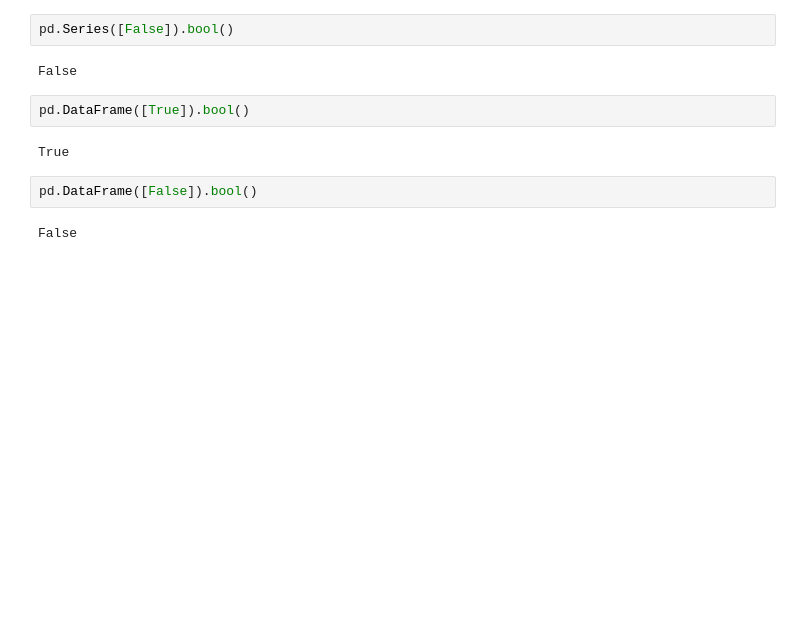
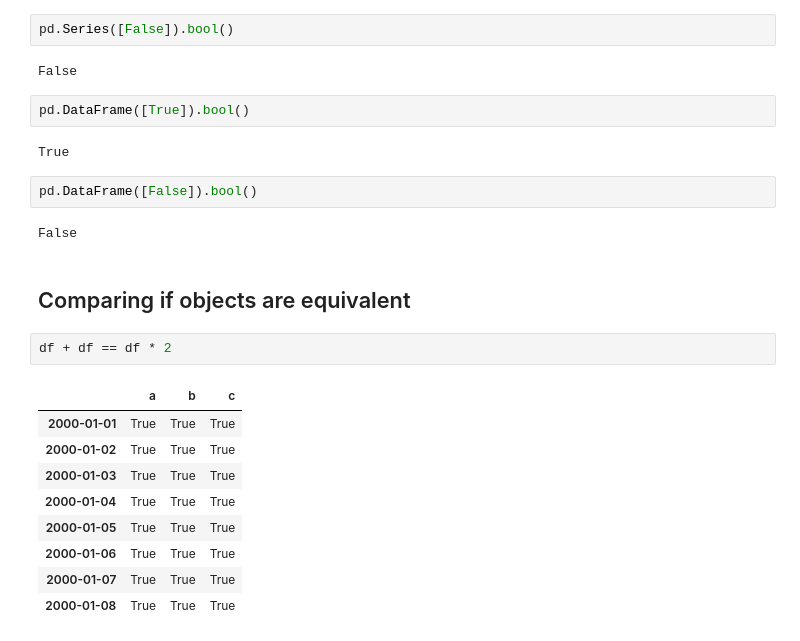
Before and after one commit to mangxiao2018/PandasSample, a Jupyter notebook: 100004-必会函数.ipynb, the cells around one changed output. Drawn from its saved outputs; the diff is of its cells as text; blank space fills up the shorter version.

Commit message:
Comparing if objects are equivalent

```diff
--- a/100004-必会函数.ipynb
+++ b/100004-必会函数.ipynb
@@ -494,3 +494,17 @@ True
 pd.DataFrame([False]).bool()
 # %% [output]
 False
+# %% [markdown]
+## Comparing if objects are equivalent
+# %%
+df + df == df * 2
+# %% [output]
+|  | a | b | c |
+| 2000-01-01 | True | True | True |
+| 2000-01-02 | True | True | True |
+| 2000-01-03 | True | True | True |
+| 2000-01-04 | True | True | True |
+| 2000-01-05 | True | True | True |
+| 2000-01-06 | True | True | True |
+| 2000-01-07 | True | True | True |
+| 2000-01-08 | True | True | True |
```
Also changed, not shown: parts of 12 cells of this notebook.
